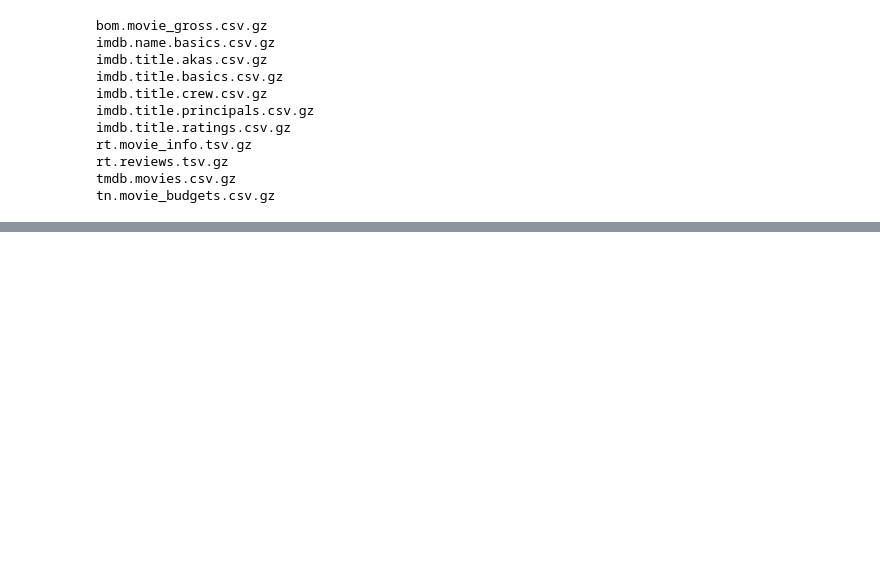
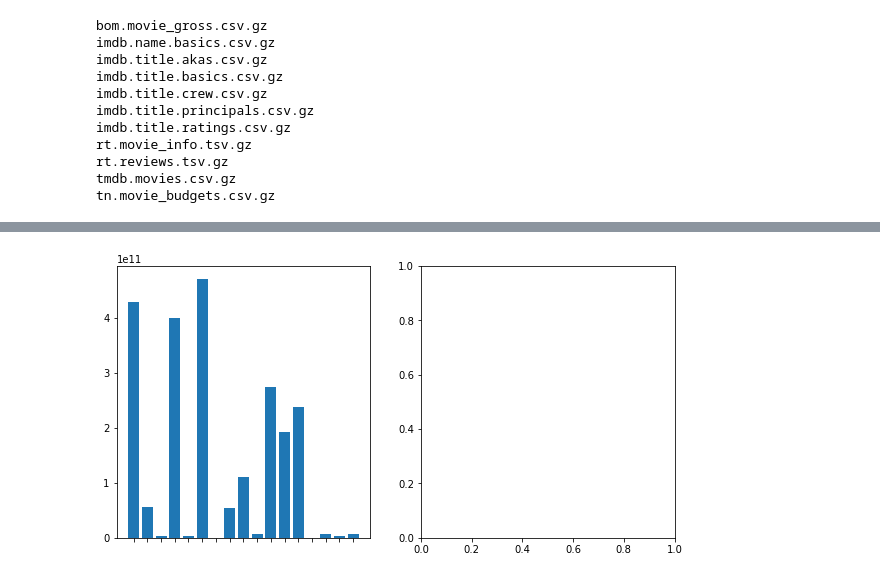
Before and after one commit to learn-co-curriculum/dsc-phase-1-project, a Jupyter notebook: student.ipynb, the cells around one changed output, grey strips where cells are left out. Saved outputs shown, nothing was run; the diff lists cells and outputs as text; code cells hidden in the pictures; blank space fills up the shorter version.

```diff
--- a/student.ipynb
+++ b/student.ipynb
@@ -69,0 +33,19 @@ memory usage: 146.4+ KB
+# %%
+#reading rt movie and reviews in notebook
+rt_movie_info = pd.read_csv('zippedData/rt.movie_info.tsv.gz', sep='\t')
+rt_reviews = pd.read_csv('zippedData/rt.reviews.tsv.gz', sep='\t', encoding='iso8859_1')
+
+#merge the to dataframes
+rt_df = pd.merge(rt_movie_info, rt_reviews, on = 'id')
+
+#droping the na's
+rt_df = rt_df.dropna()
+
+#change the box_office in floats
+rt_df['box_office'] =  rt_df['box_office'].str.replace(',', '').astype('float')
+
+#spliting the values of genre in rows
+rt_df['genre'] = rt_df['genre'].str.split('|')
+rt_df = rt_df.explode('genre')
+
+rt_df.head(1)
@@ -69,0 +55,12 @@ memory usage: 146.4+ KB
+# %%
+fig, (ax1, ax2) = plt.subplots(1,2, figsize=(10, 5))
+x = list(rt_df.groupby(['genre']).sum()['box_office'].keys())
+y = list(rt_df.groupby(['genre']).sum()['box_office'].values)
+
+ax1.bar(x,y)
+
+plt.draw()
+
+ax1.set_xticklabels(ax1.get_xticklabels(), rotation=90, ha='right');
+# %% [output]
+[figure, added]
```
Also changed, not shown: parts of 13 cells of this notebook.
